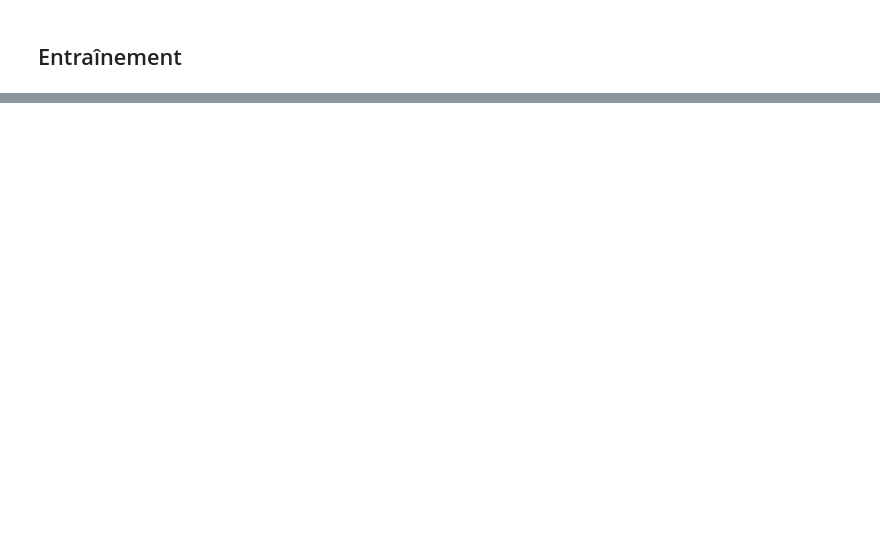
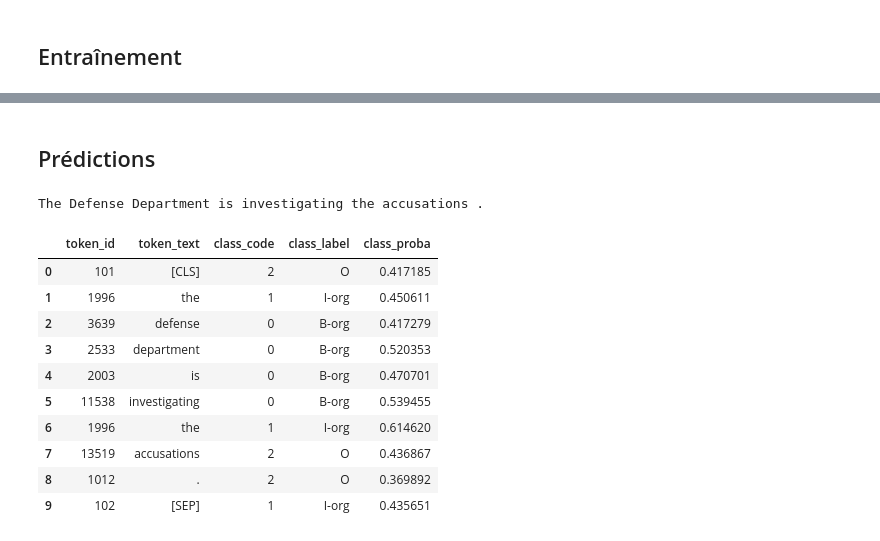
Before and after one commit to PierreDesmet/SIECGALE, a Jupyter notebook: notebooks/1 - NER PyTorch.ipynb, the cells around one changed output, grey strips where cells are left out. Saved outputs shown, nothing was run; the diff lists cells and outputs as text; code cells hidden in the pictures; blank space fills up the shorter version.

Commit message:
Ajout d'une section pour les prédictions

```diff
--- a/notebooks/1 - NER PyTorch.ipynb
+++ b/notebooks/1 - NER PyTorch.ipynb
@@ -298,0 +307,35 @@ Train Loss = 0.02529177520838049 Valid Loss = 0.11902917571287382
+# %% [markdown]
+## Prédictions
+# %%
+i = 2
+single_example = test_dataset[i]
+print(' '.join(test_dataset.texts[i]))
+nb_tokens = test_dataset[i]['mask'].sum().item()
+
+single_example = {k: single_example[k].unsqueeze(0) for k in single_example}
+output, loss = model(**single_example)
+predictions_probas = nn.functional.softmax(output, dim=2).detach().squeeze()
+predictions_probas, predictions_classes = torch.max(predictions_probas, dim=1)
+# %% [output]
+The Defense Department is investigating the accusations .
+# %%
+ids = single_example['ids'].squeeze()[:nb_tokens]
+pd.DataFrame({
+    'token_id': ids,
+    'token_text': [EntityDataset.tokenizer.decode([token]) for token in ids],
+    'class_code': predictions_classes[:nb_tokens],
+    'class_label': label_enc_NER.inverse_transform(predictions_classes)[:nb_tokens],
+    'class_proba': predictions_probas[:nb_tokens]
+})
+# %% [output]
+|  | token_id | token_text | class_code | class_label | class_proba |
+| 0 | 101 | [CLS] | 2 | O | 0.417185 |
+| 1 | 1996 | the | 1 | I-org | 0.450611 |
+| 2 | 3639 | defense | 0 | B-org | 0.417279 |
+| 3 | 2533 | department | 0 | B-org | 0.520353 |
+| 4 | 2003 | is | 0 | B-org | 0.470701 |
+| 5 | 11538 | investigating | 0 | B-org | 0.539455 |
+| 6 | 1996 | the | 1 | I-org | 0.614620 |
+| 7 | 13519 | accusations | 2 | O | 0.436867 |
+| 8 | 1012 | . | 2 | O | 0.369892 |
+| 9 | 102 | [SEP] | 1 | I-org | 0.435651 |
```
Also changed, not shown: parts of 13 cells of this notebook, 3 other files.
